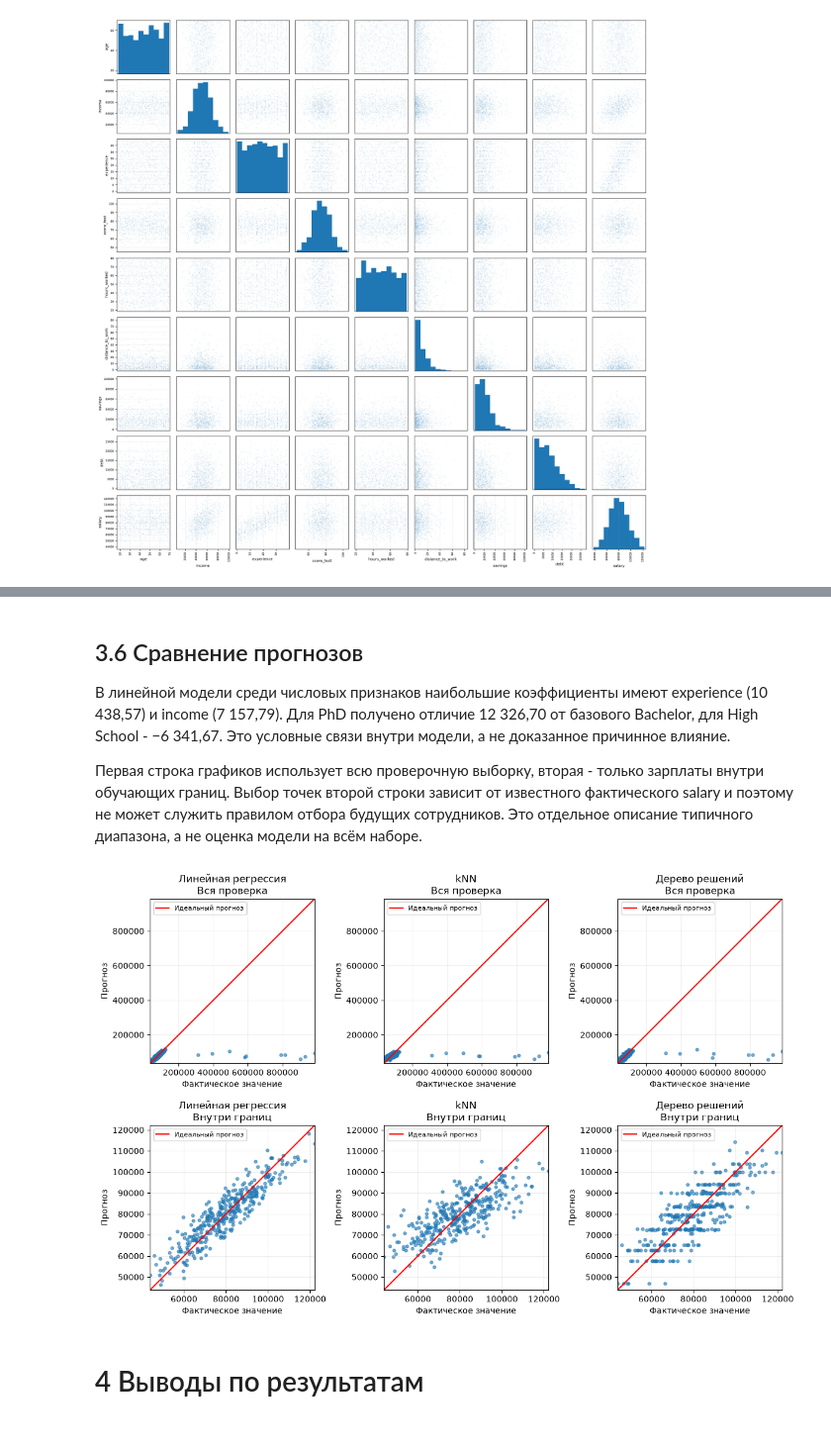
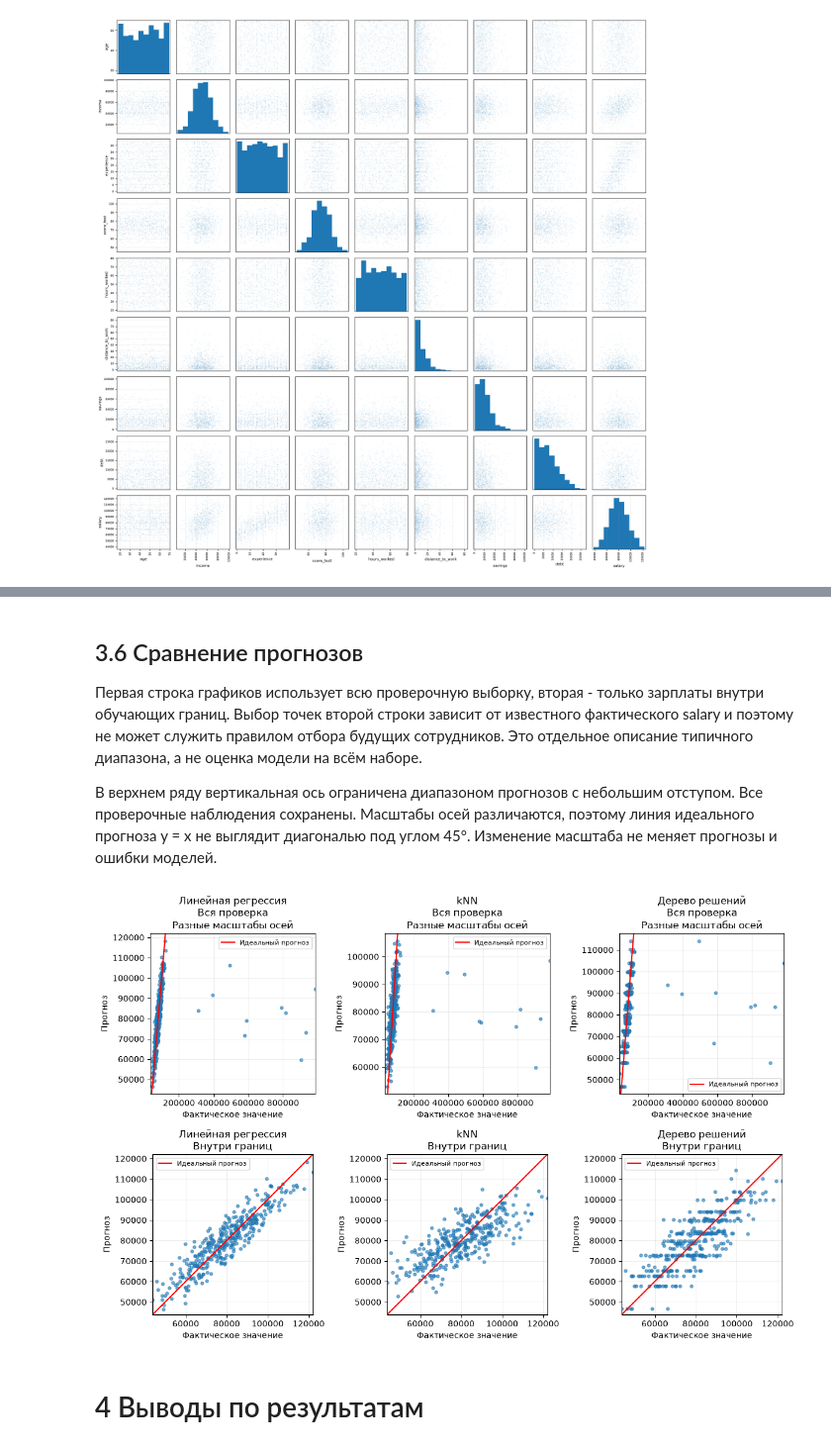
Before and after one commit to StasWW/data-analysis-lab3, a Jupyter notebook: ЛР3_Жойд_8.ipynb, the cells around one changed output, grey strips where cells are left out. Shown at 99% size. Drawn from its saved outputs; the diff is of its cells as text; code cells hidden in the pictures.

```diff
--- a/ЛР3_Жойд_8.ipynb
+++ b/ЛР3_Жойд_8.ipynb
@@ -287,21 +385,37 @@ plt.show()
 X = salary.drop(columns='salary').copy()
 y = salary.salary.copy()
 X.loc[X.income < 0, 'income'] = np.nan
-X_train_raw, X_valid, y_train_raw, y_valid = train_test_split(X, y, test_size=0.25, random_state=SEED)
+
+X_train_raw, X_valid, y_train_raw, y_valid = train_test_split(
+    X,
+    y,
+    test_size=0.25,
+    random_state=SEED
+)
+
 q1, q3 = y_train_raw.quantile([0.25, 0.75])
 iqr = q3 - q1
 lower, upper = q1 - 1.5 * iqr, q3 + 1.5 * iqr
+
 keep_train = y_train_raw.between(lower, upper)
 keep_valid = y_valid.between(lower, upper)
+
 X_train, y_train = X_train_raw.loc[keep_train], y_train_raw.loc[keep_train]
+
 print(f'Границы: {lower:.5f}; {upper:.5f}')
 print(f'Обучение: {len(X_train_raw)} → {len(X_train)}; исключено {int((~keep_train).sum())}')
 print(f'Проверка: {len(X_valid)}; за границами {int((~keep_valid).sum())}')
+
 fig, axes = plt.subplots(1, 2, figsize=(10, 3.4))
+
 axes[0].hist(y_train, bins=30)
-axes[0].set(xlabel='Годовая зарплата', ylabel='Количество сотрудников', title='Обучение после фильтрации')
+axes[
+    0
+].set(xlabel='Годовая зарплата', ylabel='Количество сотрудников', title='Обучающая выборка после фильтрации')
+
 axes[1].boxplot(y_train, orientation='horizontal')
 axes[1].set(xlabel='Годовая зарплата', title='Boxplot после фильтрации', yticks=[])
+
 fig.tight_layout()
 plt.show()
 # %% [output]
@@ -462,19 +710,36 @@ print('Базовые категории:', bases)
 # %% [markdown]
 ## 3.6 Сравнение прогнозов
 
-В линейной модели среди числовых признаков наибольшие коэффициенты имеют experience (10 438,57) и income (7 157,79). Для PhD получено отличие 12 326,70 от базового Bachelor, для High School - −6 341,67. Это условные связи внутри модели, а не доказанное причинное влияние.
+Первая строка графиков использует всю проверочную выборку, вторая - только зарплаты внутри обучающих границ. Выбор точек второй строки зависит от известного фактического salary и поэтому не может служить правилом отбора будущих сотрудников. Это отдельное описание типичного диапазона, а не оценка модели на всём наборе.
 
-Первая строка графиков использует всю проверочную выборку, вторая - только зарплаты внутри обучающих границ. Выбор точек второй строки зависит от известного фактического salary и поэтому не может служить правилом отбора будущих сотрудников. Это отдельное описание типичного диапазона, а не оценка модели на всём наборе.
+В верхнем ряду вертикальная ось ограничена диапазоном прогнозов с небольшим отступом. Все проверочные наблюдения сохранены. Масштабы осей различаются, поэтому линия идеального прогноза y = x не выглядит диагональю под углом 45°. Изменение масштаба не меняет прогнозы и ошибки моделей.
 # %%
 fig, axes = plt.subplots(2, 3, figsize=(12, 7.8))
+
 for col, name in enumerate(estimators):
     prediction = salary_predictions[name]
-    fact_prediction(axes[0, col], y_valid, prediction, name + '\nВся проверка')
-    fact_prediction(axes[1, col], y_valid.loc[keep_valid], prediction.loc[keep_valid], name + '\nВнутри границ')
+
+    fact_prediction(
+        axes[0, col],
+        y_valid,
+        prediction,
+        name + '\nВся проверка\nРазные масштабы осей'
+    )
+    padding = (prediction.max() - prediction.min()) * 0.05
+    axes[0, col].set_ylim(prediction.min() - padding, prediction.max() + padding)
+    axes[0, col].set_aspect('auto')
+
+    fact_prediction(
+        axes[1, col],
+        y_valid.loc[keep_valid],
+        prediction.loc[keep_valid],
+        name + '\nВнутри границ'
+    )
+
 fig.tight_layout()
 plt.show()
 # %% [output]
-[figure, old version]
+[figure, new version]
 # %% [markdown]
 # 4 Выводы по результатам
 # %%
```
Also changed, not shown: parts of 14 cells of this notebook, 1 other file.
